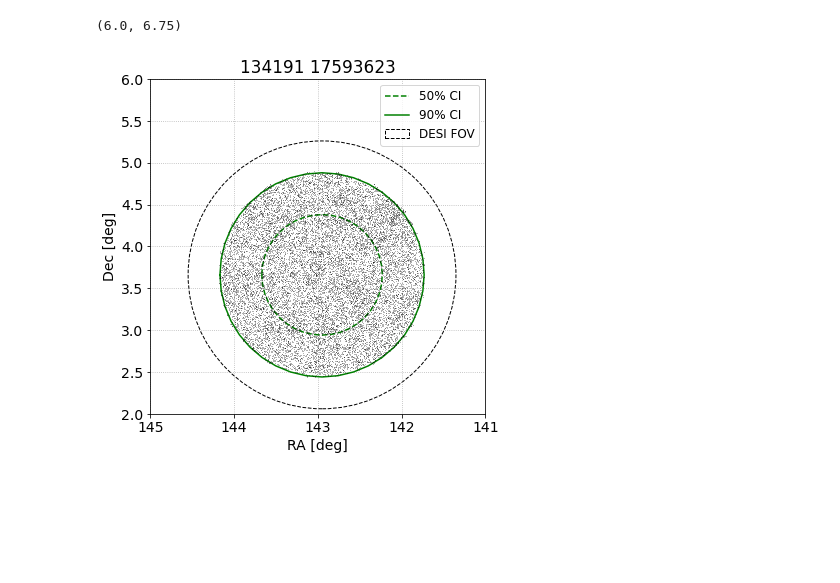
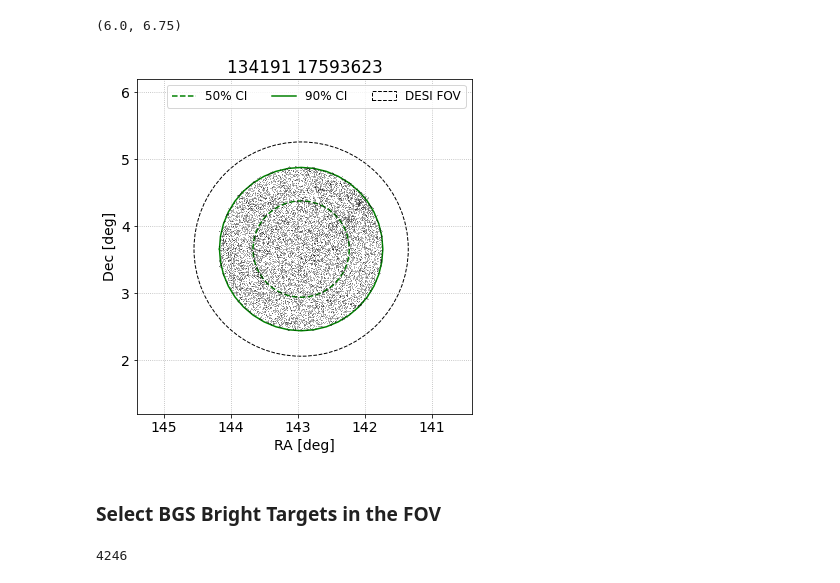
Before and after one commit to desihub/timedomain, a Jupyter notebook: nutarget/amon_icecube_astrotrack.ipynb, the cells around one changed output. Drawn from its saved outputs; the diff is of its cells as text; code cells hidden in the pictures; blank space fills up the shorter version.

Commit message:
Update DR9m target list.

```diff
--- a/nutarget/amon_icecube_astrotrack.ipynb
+++ b/nutarget/amon_icecube_astrotrack.ipynb
@@ -303,9 +372,24 @@ err90_c = event['ERR90'].to('radian').value[0]
 
 pix90 = hp.query_disc(nside, vec=vec_c, radius=err90_c, nest=True)
 # %%
-# Load sample of resolved DR8 target catalog using HEALPixels in the 90% C.I.
-hpdirname = '/global/project/projectdirs/desi/target/catalogs/dr8/0.42.0/targets/main/resolve/dark'
-targ90 = Table(read_targets_in_hp(hpdirname, nside=nside, pixlist=pix90))
+# Load sample of resolved DR9 target catalog using HEALPixels in the 90% C.I.
+hpdirnames = ['/global/project/projectdirs/desi/target/catalogs/dr9m/0.44.0/targets/main/resolve/bright',
+              '/global/project/projectdirs/desi/target/catalogs/dr9m/0.44.0/targets/main/resolve/dark']
+
+readcols = ['TARGETID', 'BRICKID', 'BRICKNAME', 'BRICK_OBJID',
+            'RA', 'DEC', 'PMRA', 'PMDEC', 'REF_EPOCH',
+            'DESI_TARGET', 'BGS_TARGET', 'MWS_TARGET',
+            'FLUX_G', 'FLUX_R', 'FLUX_Z',
+            'FIBERFLUX_G', 'FIBERFLUX_R', 'FIBERFLUX_Z']
+
+targlist90 = None
+for hpdirname in hpdirnames:
+    if targlist90 is None:
+        targlist90 = Table(read_targets_in_hp(hpdirname, nside=nside, pixlist=pix90, columns=readcols))
+    else:
+        targlist90 = vstack(targlist90, Table(read_targets_in_hp(hpdirname, nside=nside, pixlist=pix90, columns=readcols)))
+
+targlist90 = unique(targlist90)
 # %%
 ra_c, dec_c, err50_c, err90_c
 # %% [output]
@@ -335,4 +419,2 @@ Table length=18361
 # %%
-ra90, dec90 = [targ90[_] for _ in ['RA', 'DEC']]
-
-len(targ90)
+ra90, dec90 = [targlist90[_] for _ in ['RA', 'DEC']]
@@ -341,8 +421,8 @@ len(targ90)
 # %% [markdown]
 ### Plot Selected Targets within 90% C.I.
 # %%
-xmin = np.round(ra_c - 2)
-xmax = np.round(ra_c + 2)
+xmin = np.round(ra_c - 2.5, decimals=1)
+xmax = np.round(ra_c + 2.5, decimals=1)
 # xmin = angle_to_180(np.round(ra_c - 5))
 # xmax = angle_to_180(np.round(ra_c + 5))
 if xmax < xmin:
@@ -351,8 +431,8 @@ cxmin, cxmax = xmin, xmax
 frot = 0.
 if xmax > 90 and xmin < -90:
     frot, cxmin, cmax = 180., xmax-180., xmax+180.
-ymin = np.round(dec_c - 2)
-ymax = np.round(dec_c + 2)
+ymin = np.round(dec_c - 2.5, decimals=1)
+ymax = np.round(dec_c + 2.5, decimals=1)
 
 faspect = np.abs(cxmax - cxmin)/np.abs(ymax-ymin)
 fysize = 4
@@ -369,32 +449,40 @@ for _radius, _lstyle, _clev in zip([err50_c, err90_c], ['--', '-'], ['50', '90']
     for phi in np.linspace(0, 2*np.pi, 41):
         cont_ra.append(ra_c + _r*np.cos(phi))
         cont_dec.append(dec_c + _r*np.sin(phi))
     ax.plot(cont_ra, cont_dec, 'g', ls=_lstyle, label='{}% CI'.format(_clev))
 
 ratarg, dectarg = ra90, dec90
 ratarg[ratarg < 0] += 360
 
 ax.plot(ratarg, dectarg, 'k,', alpha=0.3)
 ax.set(xlim=(cxmax, cxmin),
        xlabel='RA [deg]',
        ylabel='Dec [deg]',
        ylim=(ymin, ymax),
        title='{} {}'.format(run_c, evt_c),
        aspect='equal')
 ax.grid(ls=':')
 
 circ = plt.Circle((ra_c, dec_c), radius=1.6, fc='None', ec='k', ls='--')
 ax.add_artist(circ)
 
 _h, _l = ax.get_legend_handles_labels()
 _h.append(circ)
 _l.append('DESI FOV')
 
-ax.legend(handles=_h, labels=_l, fontsize=12)
+ax.legend(handles=_h, labels=_l, fontsize=12, ncol=3)
 
 # # cb = fig.colorbar(img, orientation='horizontal', shrink=0.85, fraction=0.1,
 # #                   pad=0.1, ax=ax)
 # # cb.set_label(r'GW angular posterior Pr$(\alpha,\delta)$')
 fig.savefig('targlist.png')
 # %% [output]
-[figure, old version]
+[figure, new version]
+# %% [markdown]
+### Select BGS Bright Targets in the FOV
+# %%
+select_targets = (targlist90['BGS_TARGET'] & bgs_mask.mask('BGS_BRIGHT')) != 0
+ra90, dec90 = [targlist90[_][select_targets] for _ in ['RA', 'DEC']]
+len(ra90)
+# %% [output]
+4246
```
Also changed, not shown: parts of 20 cells of this notebook, 1 other file.
